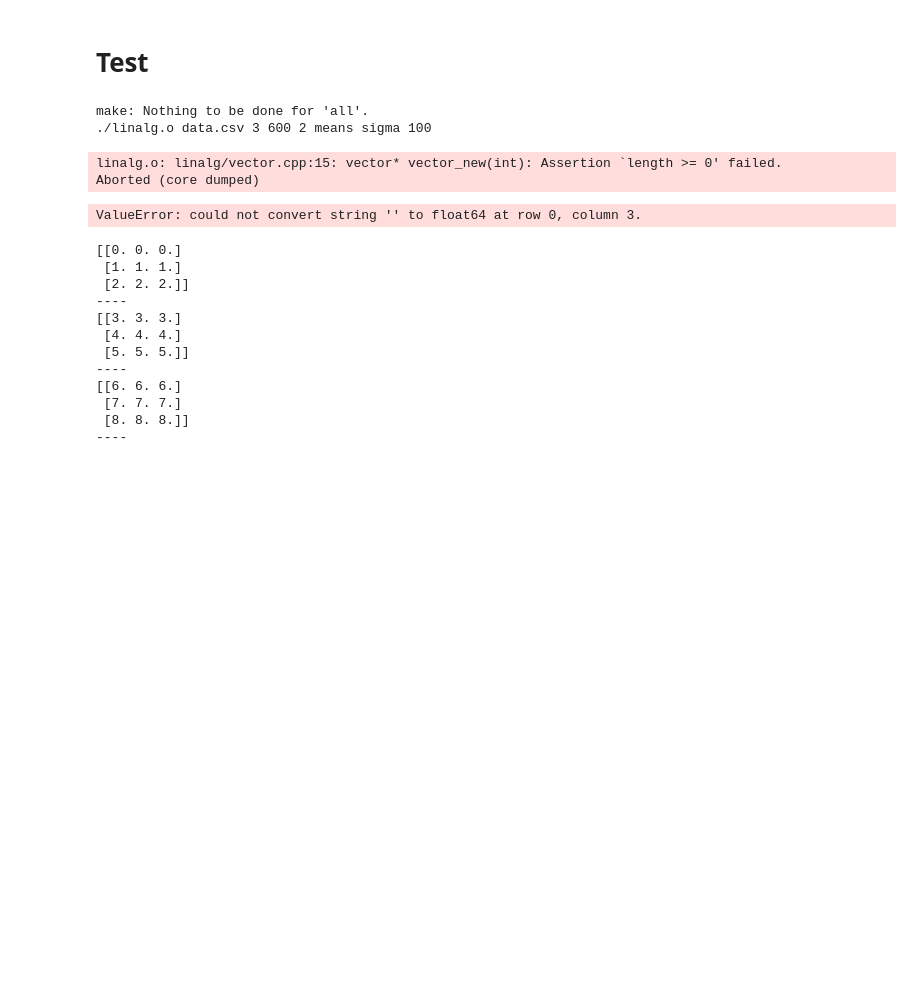
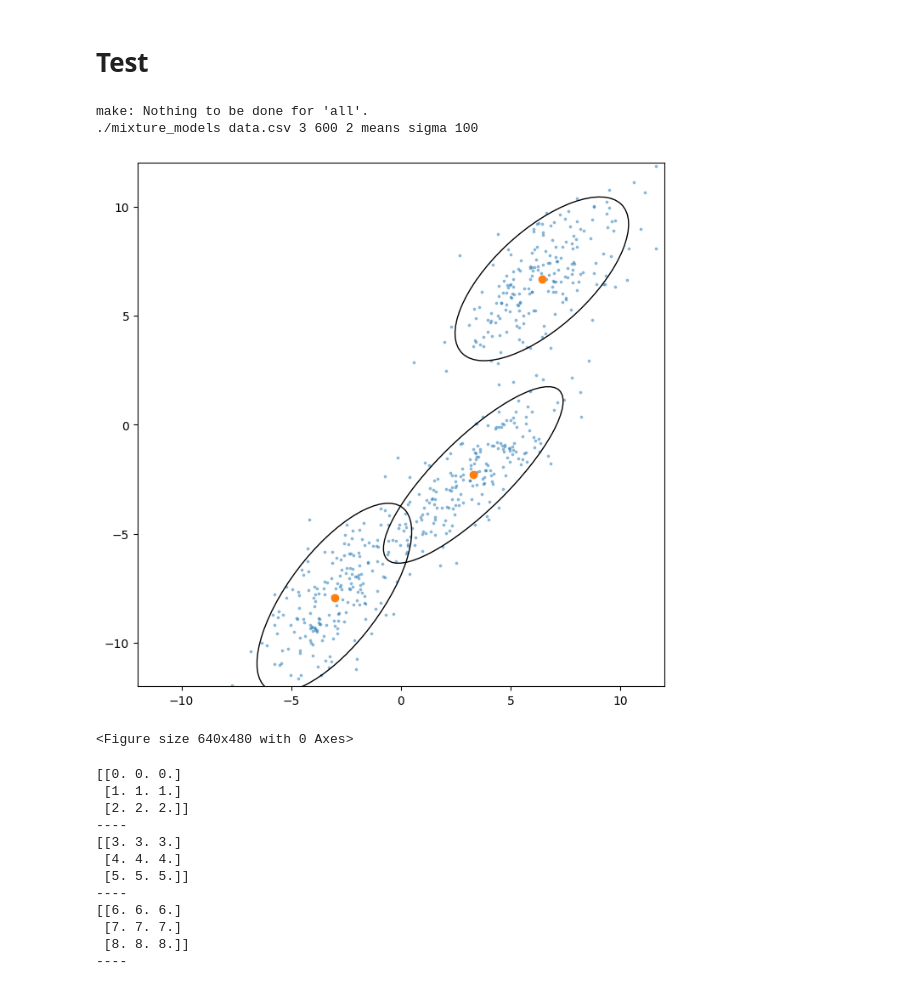
Before and after one commit to Qwebeck/Expectation-Maximization-Cuda, a Jupyter notebook: playground.ipynb, the cells around one changed output. Saved outputs shown, nothing was run; the diff lists cells and outputs as text; code cells hidden in the pictures; blank space fills up the shorter version.

```diff
--- a/playground.ipynb
+++ b/playground.ipynb
@@ -194,25 +194,24 @@ Value(True)
 # Test
 # %%
 import os
-file_name, out_name, means, sigma = "data.csv", "linalg.o", "means", "sigma"
+file_name, out_name, means, sigma = "data.csv", "mixture_models", "means", "sigma"
 n_components, D = 3, 2
 X = gen_data(n_components, D)
 size = X.shape[0]
 np.savetxt(file_name, X, delimiter=",")
 os.system(f"make")
 command = f"./{out_name} {file_name} {n_components} {size} {D} {means} {sigma} {num_iters}"
 print(command)
 os.system(f"./{out_name} {file_name} {n_components} {size} {D} {means} {sigma} {num_iters}")
 mixture_means = np.loadtxt(means, delimiter=",")
 # For mixture sigma components are stacked vertically
 mixture_sigma = np.loadtxt(sigma, delimiter=",").reshape(n_components, D, D)
 plot(X, n_components, mixture_means, mixture_sigma)
 # %% [output]
 make: Nothing to be done for 'all'.
-./linalg.o data.csv 3 600 2 means sigma 100
+./mixture_models data.csv 3 600 2 means sigma 100
+[figure, added]
-linalg.o: linalg/vector.cpp:15: vector* vector_new(int): Assertion `length >= 0' failed.
-Aborted (core dumped)
+<Figure size 640x480 with 0 Axes>
-ValueError: could not convert string '' to float64 at row 0, column 3.
 # %%
 A = np.ones((256,256, 3))
 np.savetxt("sigma", np.ones((9,3)))
```
Also changed, not shown: parts of 2 cells of this notebook, 6 other files.
